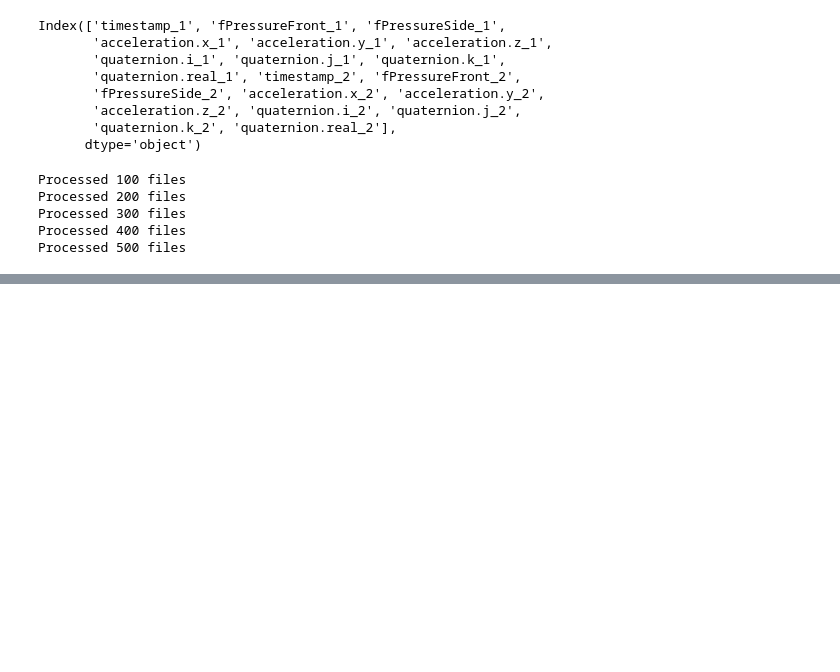
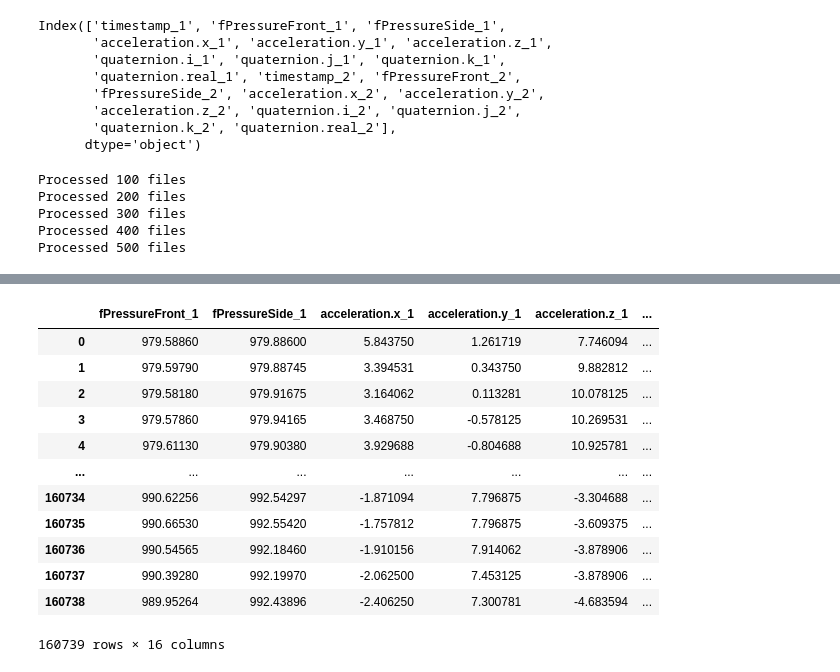
Before and after one commit to Capybarah886/streamlit_eolab, a Jupyter notebook: model_training.ipynb, the cells around one changed output, grey strips where cells are left out. Cells and saved outputs as stored; diff of their text form; code cells hidden in the pictures; blank space fills up the shorter version.

```diff
--- a/model_training.ipynb
+++ b/model_training.ipynb
@@ -334,0 +268,30 @@ torch.save(model.state_dict(), 'transformer_model.pth')
+# %%
+# build the funciont to accept the data and return the prediction
+test_data_dir='test_data'
+left = pd.read_csv(os.path.join(test_data_dir, 'left2.csv'))
+right = pd.read_csv(os.path.join(test_data_dir, 'right2.csv'))
+def merge_files(left, right):
+    left_copy = left.copy()
+    right_copy = right.copy()
+    left_copy.columns = [str(col) + '_1' for col in left_copy.columns]
+    right_copy.columns = [str(col) + '_2' for col in right_copy.columns]
+    merged_df = pd.concat([left_copy, right_copy], axis=1)
+    merged_df.drop(columns=["timestamp_1", "timestamp_2", 'quaternion.accuracy_1', 'quaternion.accuracy_2', 'quaternion.real_1', 'quaternion.real_2'], inplace=True)
+    merged_df = merged_df.dropna()
+
+    return merged_df
+merge_files(left,right)
+# %% [output]
+|  | fPressureFront_1 | fPressureSide_1 | acceleration.x_1 | acceleration.y_1 | acceleration.z_1 | ... |
+| 0 | 979.58860 | 979.88600 | 5.843750 | 1.261719 | 7.746094 | ... |
+| 1 | 979.59790 | 979.88745 | 3.394531 | 0.343750 | 9.882812 | ... |
+| 2 | 979.58180 | 979.91675 | 3.164062 | 0.113281 | 10.078125 | ... |
+| 3 | 979.57860 | 979.94165 | 3.468750 | -0.578125 | 10.269531 | ... |
+| 4 | 979.61130 | 979.90380 | 3.929688 | -0.804688 | 10.925781 | ... |
+| ... | ... | ... | ... | ... | ... | ... |
+| 160734 | 990.62256 | 992.54297 | -1.871094 | 7.796875 | -3.304688 | ... |
+| 160735 | 990.66530 | 992.55420 | -1.757812 | 7.796875 | -3.609375 | ... |
+| 160736 | 990.54565 | 992.18460 | -1.910156 | 7.914062 | -3.878906 | ... |
+| 160737 | 990.39280 | 992.19970 | -2.062500 | 7.453125 | -3.878906 | ... |
+| 160738 | 989.95264 | 992.43896 | -2.406250 | 7.300781 | -4.683594 | ... |
+160739 rows × 16 columns
```
Also changed, not shown: parts of 28 cells of this notebook, 12 other files.
